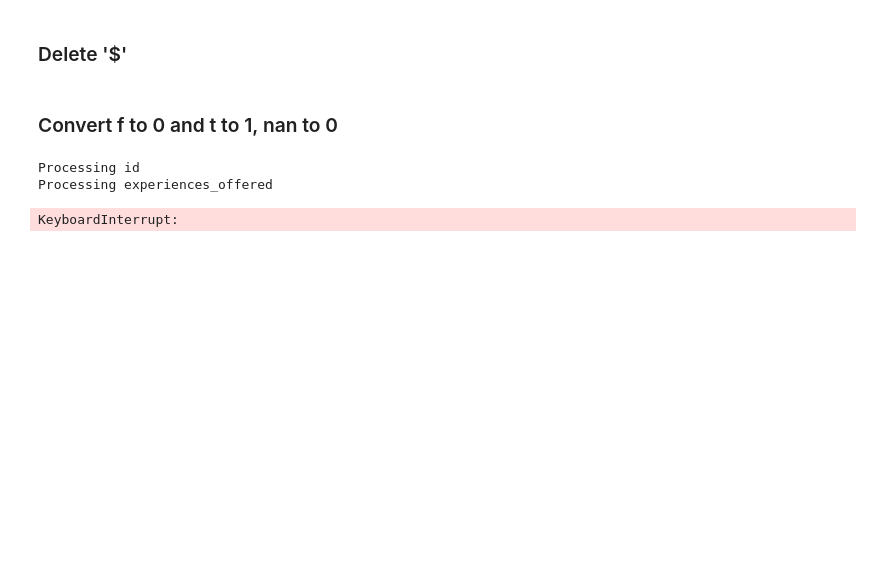
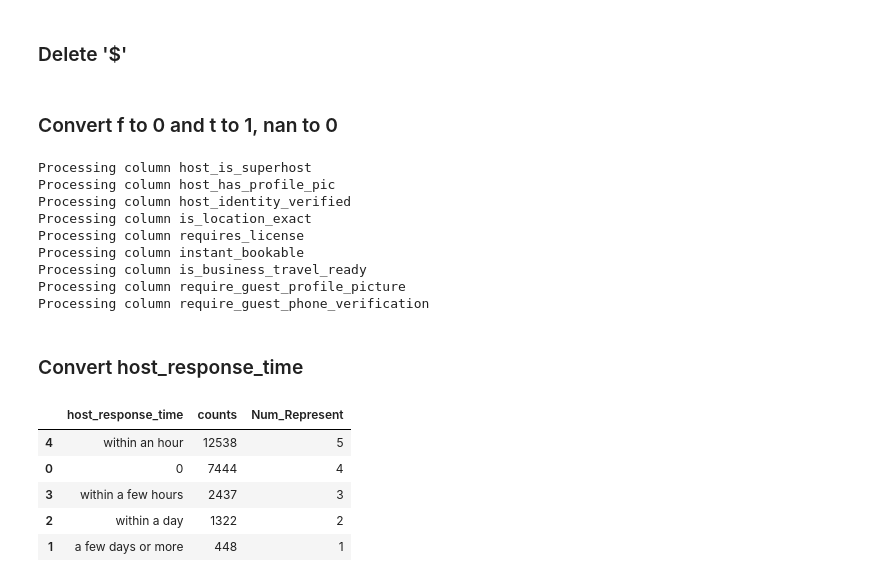
Before and after one commit to BigtoC/Data-Mining-of-Edinburgh-Airbnb, a Jupyter notebook: data-preprocessing.ipynb, the cells around one changed output. Cells and saved outputs as stored; diff of their text form; code cells hidden in the pictures; blank space fills up the shorter version.

```diff
--- a/data-preprocessing.ipynb
+++ b/data-preprocessing.ipynb
@@ -190,9 +197,8 @@ for c in listing:
 # %% [markdown]
 ### Convert f to 0 and t to 1, nan to 0
 # %%
-amount = len(listing)
 for tf in listing:
-    if 'is' or 'profile_pic' or 'identity_verified' in str(tf):
+    if 'is_' in tf  or 'profile_pic' in tf or 'identity_verified' in tf or 'require' in tf or 'bookable' in tf:
         print(f"Processing column {tf}")
         for i in range(amount):
             if listing[tf][i] == 'f':
@@ -202,6 +208,24 @@ for tf in listing:
             else:
                 listing[tf][i] = 0
 # %% [output]
-Processing id
-Processing experiences_offered
+Processing column host_is_superhost
+Processing column host_has_profile_pic
+Processing column host_identity_verified
+Processing column is_location_exact
+Processing column requires_license
+Processing column instant_bookable
+Processing column is_business_travel_ready
+Processing column require_guest_profile_picture
+Processing column require_guest_phone_verification
-KeyboardInterrupt:
+# %% [markdown]
+### Convert host_response_time
+# %%
+host_response_time = make_table('host_response_time')
+host_response_time
+# %% [output]
+|  | host_response_time | counts | Num_Represent |
+| 4 | within an hour | 12538 | 5 |
+| 0 | 0 | 7444 | 4 |
+| 3 | within a few hours | 2437 | 3 |
+| 2 | within a day | 1322 | 2 |
+| 1 | a few days or more | 448 | 1 |
```
Also changed, not shown: parts of 11 cells of this notebook.
